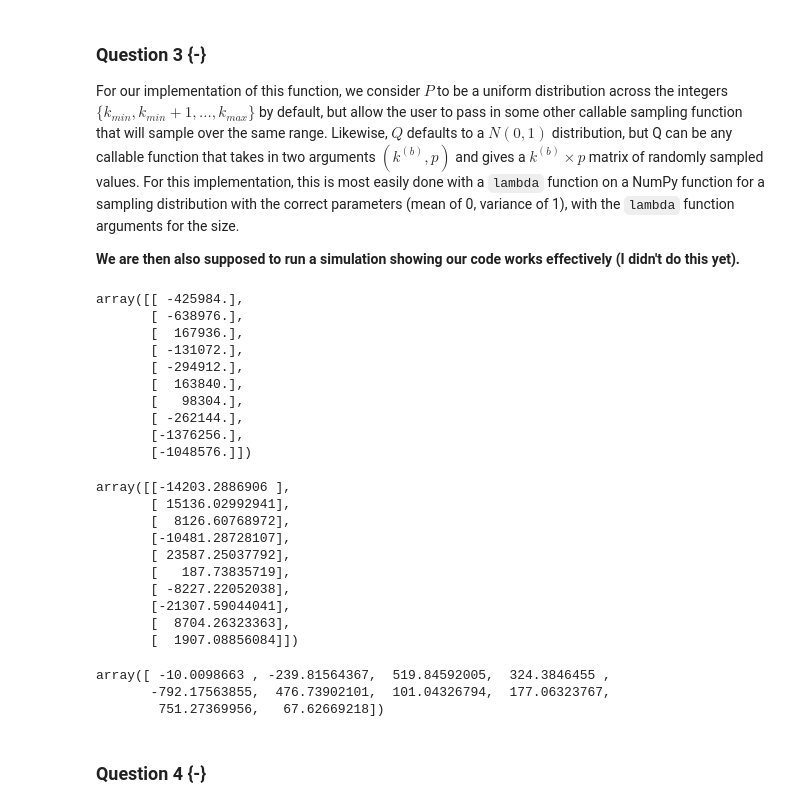
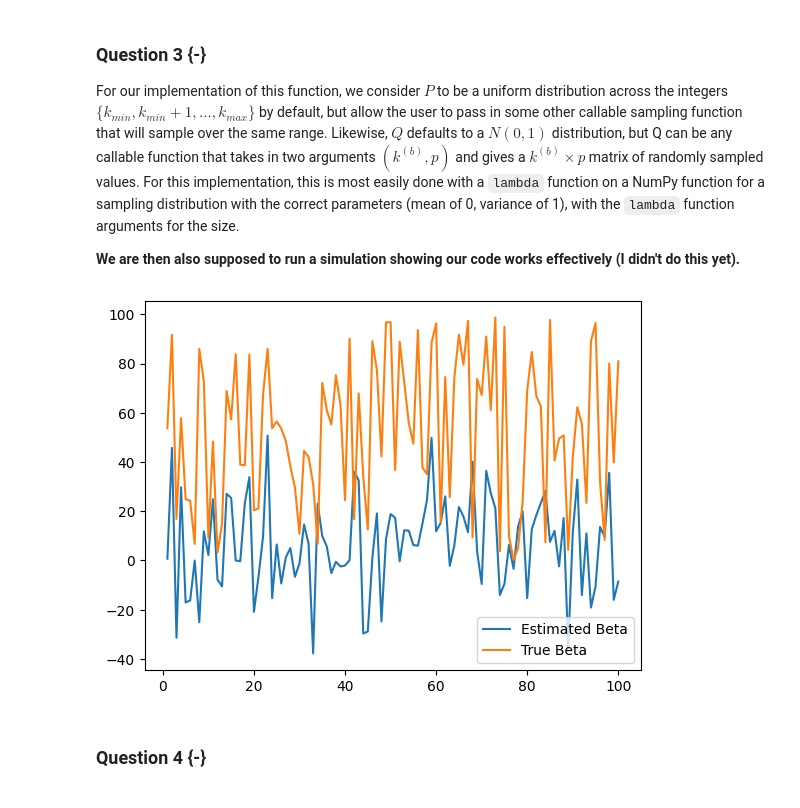
Before and after one commit to WillTirone/STA561, a Jupyter notebook: hw5/hw5.ipynb, the cells around one changed output. Drawn from its saved outputs; the diff is of its cells as text; code cells hidden in the pictures.

```diff
--- a/hw5/hw5.ipynb
+++ b/hw5/hw5.ipynb
@@ -180,45 +152,15 @@ Beta_ave = Beta
-# %%
-Beta_ave
-# %% [output]
-array([[ -425984.],
-       [ -638976.],
-       [  167936.],
-       [ -131072.],
-       [ -294912.],
-       [  163840.],
-       [   98304.],
-       [ -262144.],
-       [-1376256.],
-       [-1048576.]])
-# %%
-nr.seed(1)
-X, y = datasets.load_diabetes(return_X_y=True)
-X = pd.DataFrame(X)
-Beta_ave = Randy(X,y)
-# %%
-Beta_ave
-# %% [output]
-array([[-14203.2886906 ],
-       [ 15136.02992941],
-       [  8126.60768972],
-       [-10481.28728107],
-       [ 23587.25037792],
-       [   187.73835719],
-       [ -8227.22052038],
-       [-21307.59044041],
-       [  8704.26323363],
-       [  1907.08856084]])
-# %%
-from sklearn.linear_model import LinearRegression
-
-regressor = LinearRegression(fit_intercept=False)
-regressor.fit(X, y)
-
-regressor.coef_
-# %% [output]
-array([ -10.0098663 , -239.81564367,  519.84592005,  324.3846455 ,
-       -792.17563855,  476.73902101,  101.04326794,  177.06323767,
-        751.27369956,   67.62669218])
+# %%
+nr.seed(1)
+X, y, t_coef = datasets.make_regression(n_samples=10000,n_features=100,n_informative=100,coef=True)
+X = pd.DataFrame(X)
+Beta_ave = Randy(X,y,k_min=10,k_max=20)
+# %%
+plt.plot(range(1,X.shape[1]+1),Beta_ave, label = "Estimated Beta")
+plt.plot(range(1,X.shape[1]+1), t_coef, label = "True Beta")
+plt.legend()
+plt.show()
+# %% [output]
+[figure, added]
 # %% [markdown]
 ### Question 4 {-}
 # %% [markdown]
```
Also changed, not shown: parts of 1 cell of this notebook.
